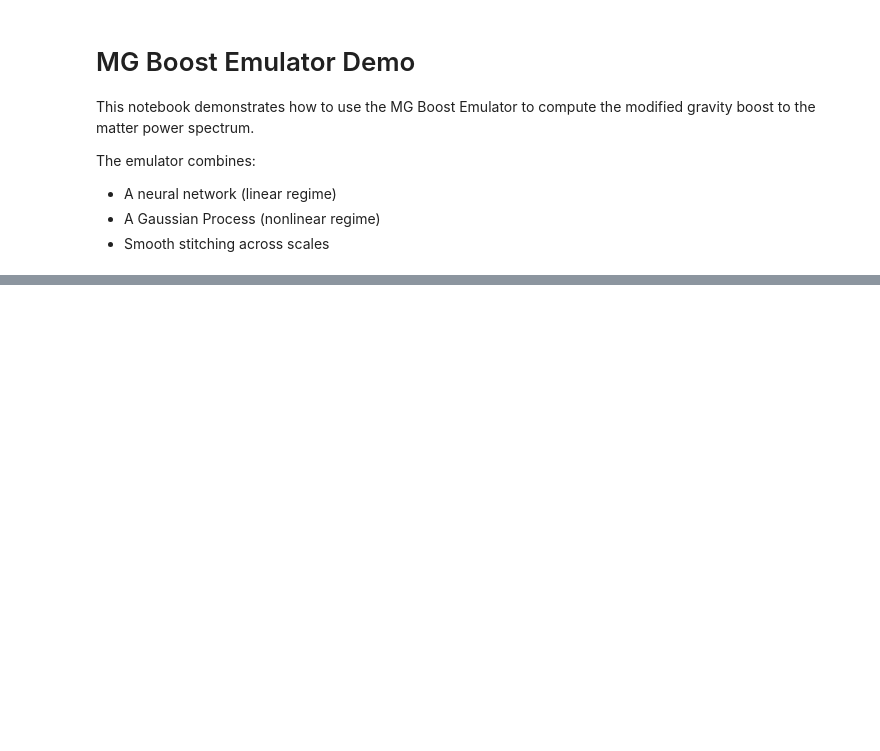
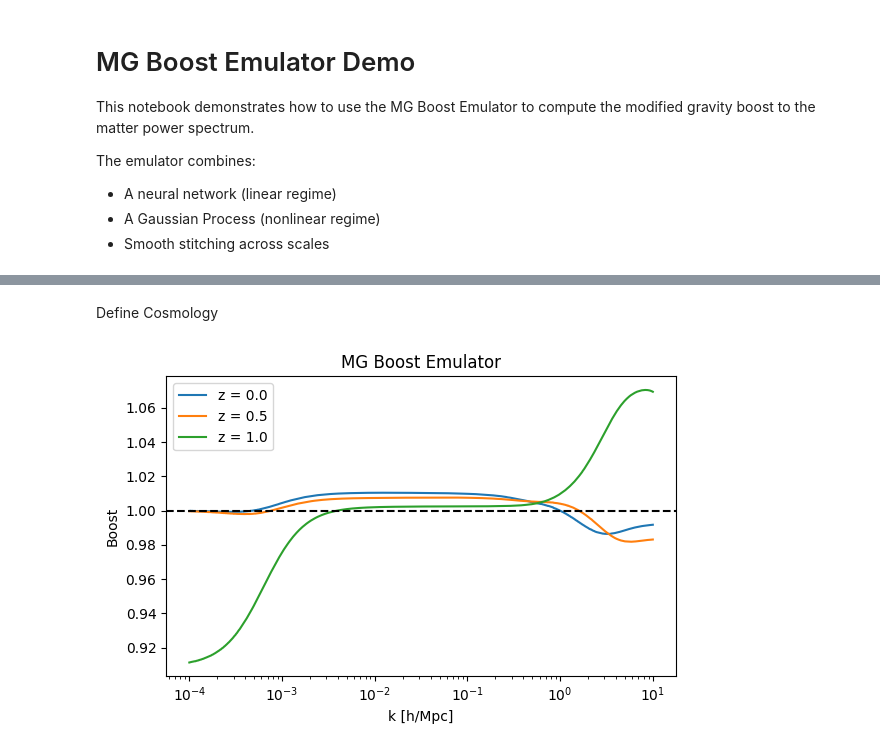
Before and after one commit to sankarshana16/mg_binned_boost_emulator, a Jupyter notebook: examples/example_notebook.ipynb, the cells around one changed output, grey strips where cells are left out. Saved outputs shown, nothing was run; the diff lists cells and outputs as text; code cells hidden in the pictures; blank space fills up the shorter version.

```diff
--- a/examples/example_notebook.ipynb
+++ b/examples/example_notebook.ipynb
@@ -50,0 +56,41 @@ FileNotFoundError: [Errno 2] No such file or directory: './models/linear_boost_n
+# %% [markdown]
+Define Cosmology
+# %%
+cosmo = {
+    "Omega_m": 0.31,
+    "Omega_b": 0.049,
+    "h": 0.67,
+    "n_s": 0.96,
+    "A_s": 2.1e-9
+}
+
+mu = 1.05
+eta = 1.0
+bin_index = 2
+# %%
+zs = [0.0, 0.5, 1.0]
+
+k, boost = emu.predict_boost(
+    cosmo,
+    mu=mu,
+    eta=eta,
+    bin_index=bin_index,
+    zs=zs
+)
+# %%
+plt.figure(figsize=(6,4))
+
+for i, z in enumerate(zs):
+    plt.semilogx(k, boost[i], label=f"z = {z}")
+
+plt.axhline(1.0, linestyle="--", color="black")
+
+plt.xlabel("k [h/Mpc]")
+plt.ylabel("Boost")
+plt.title("MG Boost Emulator")
+
+plt.legend()
+plt.tight_layout()
+plt.show()
+# %% [output]
+[figure, added]
```
Also changed, not shown: parts of 4 cells of this notebook.
